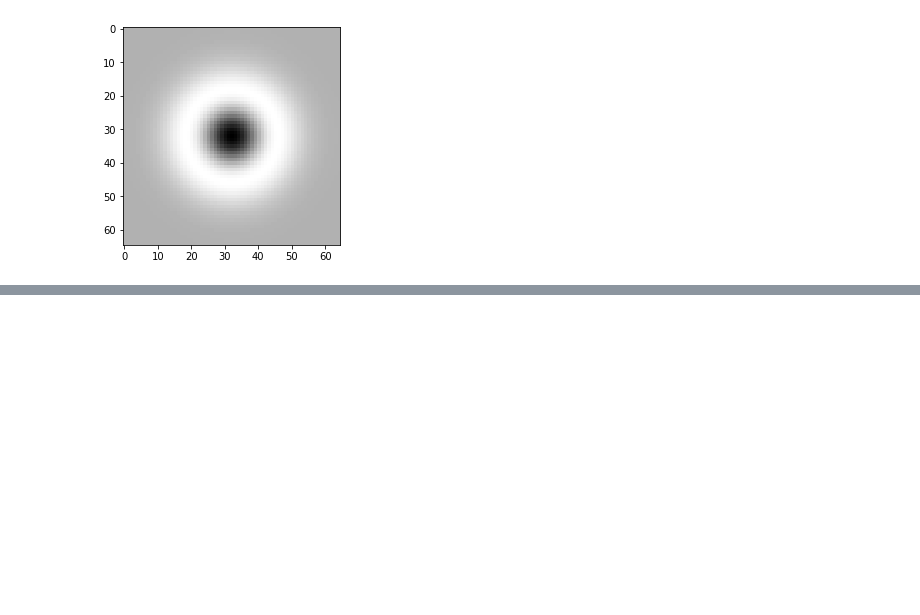
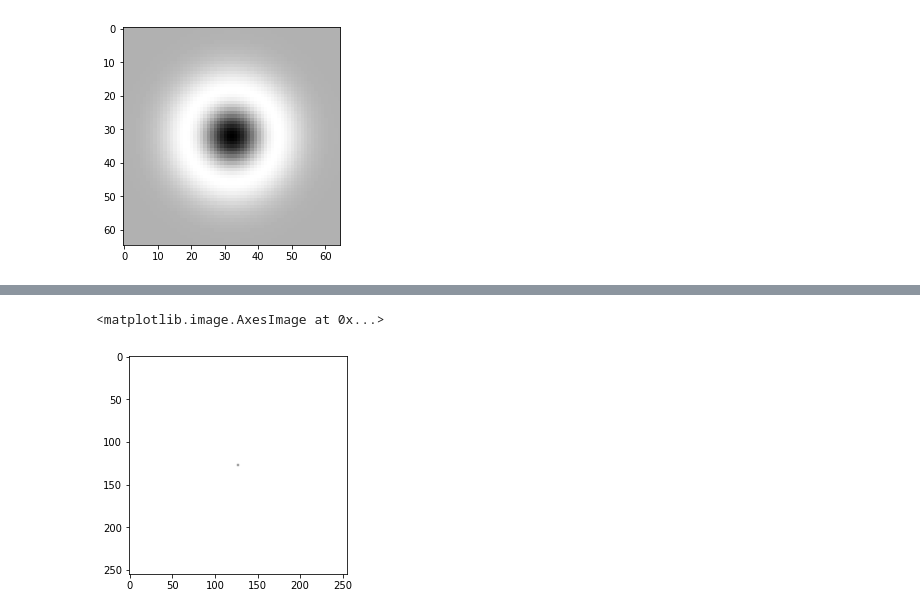
Before and after one commit to tonylindeberg/pyscsp, a Jupyter notebook: discscsptest.ipynb, the cells around one changed output, grey strips where cells are left out. Cells and saved outputs as stored; diff of their text form; code cells hidden in the pictures; blank space fills up the shorter version.

```diff
--- a/discscsptest.ipynb
+++ b/discscsptest.ipynb
@@ -309,7 +371,10 @@ bigdelta = discscsp.deltafcn(1023,1023)
 # %%
 sampl1 = discscsp.samplgaussconv(delta, 1)
 # %%
-plt.imshow(-sampl1)
+plt.imshow(-sampl1, cmap='gray', interpolation='nearest')
+# %% [output]
+<matplotlib.image.AxesImage at 0x...>
+[figure, added]
 # %%
 sampl16 = discscsp.samplgaussconv(delta, 16)
 # %%
```
Also changed, not shown: parts of 77 cells of this notebook, 3 other files.
